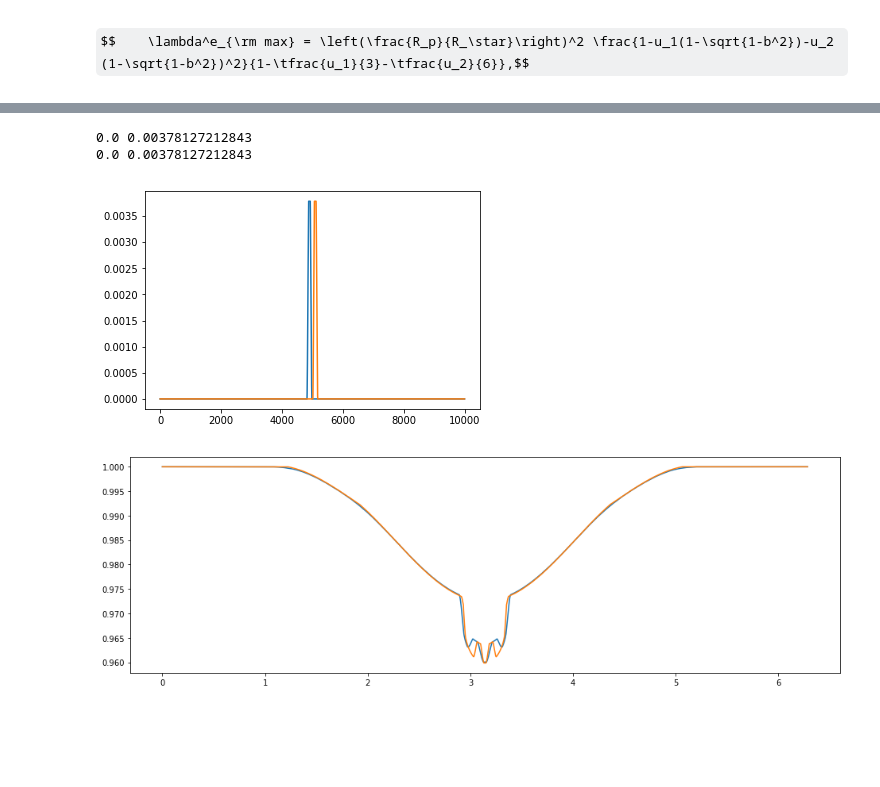
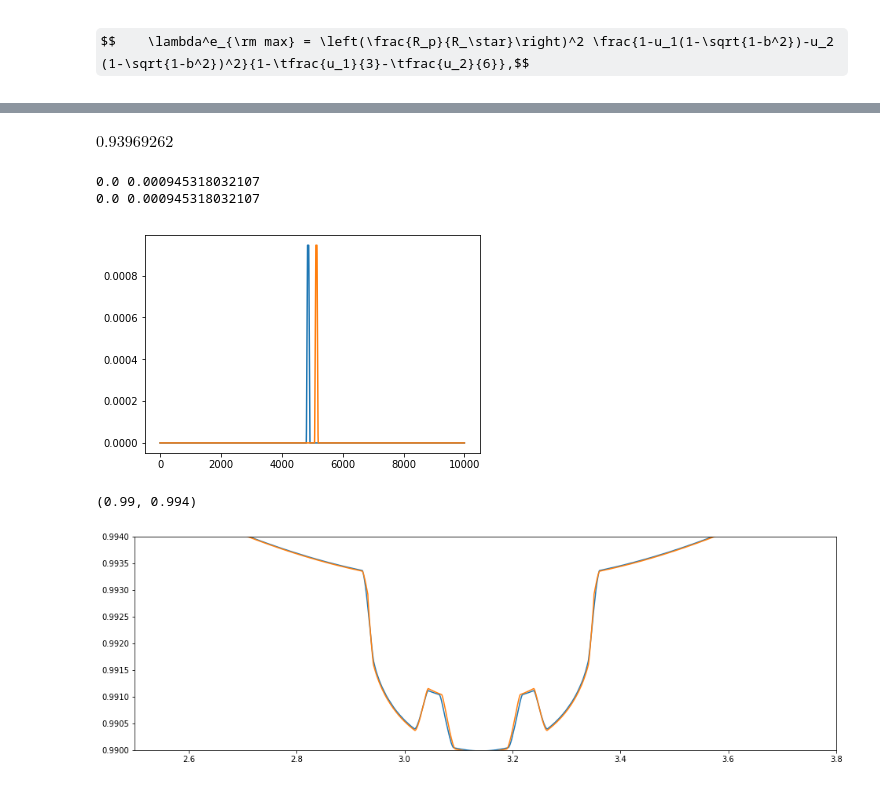
Before and after one commit to bmorris3/zeitsprung, a Jupyter notebook: fleck_transit.ipynb, the cells around one changed output, grey strips where cells are left out. Saved outputs shown, nothing was run; the diff lists cells and outputs as text; code cells hidden in the pictures; some formulas as TeX source; blank space fills up the shorter version.

```diff
--- a/fleck_transit.ipynb
+++ b/fleck_transit.ipynb
@@ -31,13 +31,13 @@ angles = np.arange(0, 2*np.pi, 2*np.pi/n_rotations) * u.rad
 n_incs = 1
 n_spots = 2
 
-p = 0.1
+p = 0.05
 spot_contrast = 0.7
 b = 0
 a_rs = 15
 
 inc_stellar = np.array([90]) * u.deg
-spot_radii = np.array([[0.2], [0.2]])
+spot_radii = np.array([[0.1], [0.1]])
 spot_lats = np.array([[0], [0]]) * u.deg
 spot_lons = np.array([[160], [200]]) * u.deg
 
@@ -50,7 +50,7 @@ from astropy.time import Time
 
 times = Time(np.linspace(0, 2*np.pi, n_rotations), format='jd')
 planet = Planet(per=2*np.pi, inc=90, a=15, t0=np.pi, rp=p, ecc=0, w=90, lam=0, b=0)
-star = Star(planet, rotation_period=2*np.pi, inc_stellar=90, spot_contrast=spot_contrast, u=u_ld, rho_s=0.03)
+star = Star(planet, rotation_period=2*np.pi, inc_stellar=90, spot_contrast=spot_contrast, u=u_ld, rho_s=0.038)
 stsp_spots = [Spot(spot_lats[0, 0], spot_lons[0, 0] + 180 * u.deg, spot_radii[0, 0]),
               Spot(spot_lats[1, 0], spot_lons[1, 0] - 180 * u.deg , spot_radii[1, 0])]
 
@@ -81,2 +73,14 @@ tilted_spot_positions.z.shape
 # %% [markdown]
 $$    \lambda^e_{\rm max} = \left(\frac{R_p}{R_\star}\right)^2 \frac{1-u_1(1-\sqrt{1-b^2})-u_2 (1-\sqrt{1-b^2})^2}{1-\tfrac{u_1}{3}-\tfrac{u_2}{6}},$$
+# %%
+x = np.linspace(-1, 1, 100)
+plt.figure(figsize=(4, 4))
+plt.plot(x, np.sqrt(1-x**2), 'k')
+plt.plot(x, -np.sqrt(1-x**2), 'k')
+
+t0 = n_rotations/2
+
+plt.scatter(d[t0], 0)
+
+for i in range(n_spots):
+    plt.scatter(tilted_spot_positions.y.value[t0, i, 0], tilted_spot_positions.z.value[t0, i, 0])
@@ -83,3 +89,7 @@ $$    \lambda^e_{\rm max} = \left(\frac{R_p}{R_\star}\right)^2 \frac{1-u_1(1-\sq
+# %%
+np.cos(180*u.deg - spot_lons[0, 0])
+# %% [output]
+$0.93969262 \; \mathrm{}$
 # %%
 usr = UnitSphericalRepresentation(spot_lons, spot_lats)
 cartesian = usr.represent_as(CartesianRepresentation)
@@ -115,15 +125,13 @@ mu[z <= 1] = np.sqrt(1 - z[z <= 1]**2)
 ld_factor = (1 - u_ld[0] * (1 - mu) - u_ld[1] * (1 - mu)**2 ) / (1 - u_ld[0]/3 - u_ld[1]/6)
 lambda_e = occult(z, p) * ld_factor
 
-
 spots = []
 for i in range(n_spots):
-    forshortened_spot_radius = spot_radii[i, :] * np.sqrt(1 - r[:, i, 0]**2)
-    r_spot = np.ma.masked_array(np.hypot((tilted_spot_positions.y.value[:, i, 0] - d) / forshortened_spot_radius,
+    r_spot = np.ma.masked_array(np.hypot(0.64*d - tilted_spot_positions.y.value[:, i, 0],
                                          tilted_spot_positions.z.value[:, i, 0]),
-                                mask=tilted_spot_positions.x.value[:, i, 0] < 0)
+                                mask=tilted_spot_positions.x.value[:, i, 0] < 0) / (spot_radii[i, :])
 
-    lambda_e_spot = (1 - spot_contrast) * spot_radii[i,:]**2 * ld_factor.max() * occult(r_spot, p=np.min([p/spot_radii[i, :], 1]))
+    lambda_e_spot = (1 - spot_contrast) * spot_radii[i, :]**2 * ld_factor.max() * occult(r_spot, p=p/spot_radii[i, :])
     print(lambda_e_spot.min(), lambda_e_spot.max())
     spots.append(lambda_e_spot.filled(0))
 
@@ -133,18 +141,23 @@ f_spots = np.pi * spot_radii**2 * (1 - spot_contrast) * ld * np.sqrt(1 - r**2)
 
 delta_f = (1 - np.sum(f_spots.filled(0)/f0, axis=1)[:, 0] - lambda_e)
 # %% [output]
-0.0 0.00378127212843
-0.0 0.00378127212843
+0.0 0.000945318032107
+0.0 0.000945318032107
 # %%
 plt.plot(spots[0]);
 plt.plot(spots[1]);
 # %% [output]
-[figure, old version]
+[figure, new version]
 # %%
 plt.figure(figsize=(16, 5))
 plt.plot(lc.times.jd, lc.fluxes)
 plt.plot(lc.times.jd, delta_f);
 # plt.axhline(1 - p**2, ls='--')
 # plt.xlim([4500, 5500])
+# plt.ylim([0.96, 0.975])
+plt.xlim([2.5, 3.8])
+plt.ylim([0.99, 0.994])
+# plt.ylim([0.98, 0.9925])
 # %% [output]
+(0.99, 0.994)
-[figure, old version]
+[figure, new version]
```
Also changed, not shown: parts of 4 cells of this notebook.
